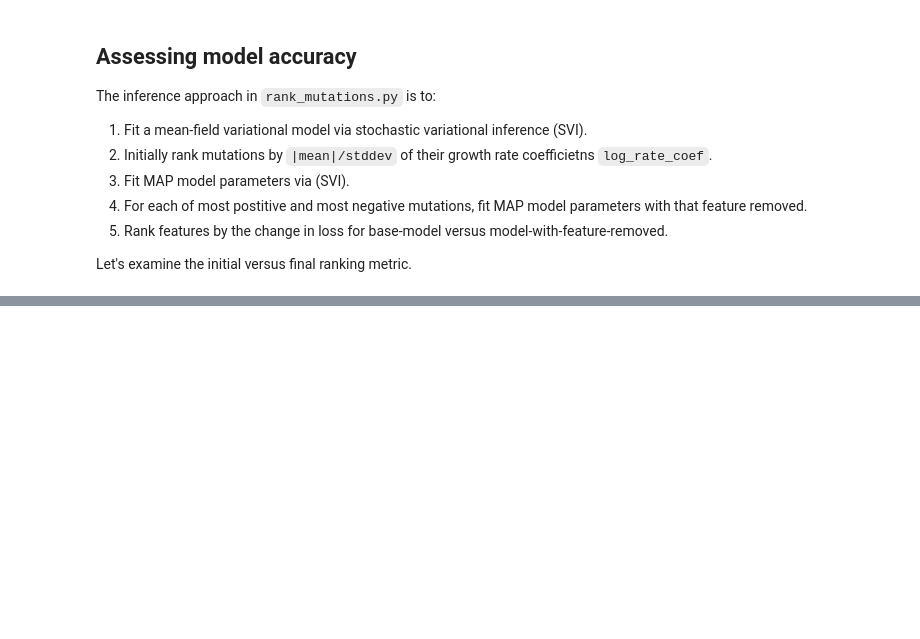
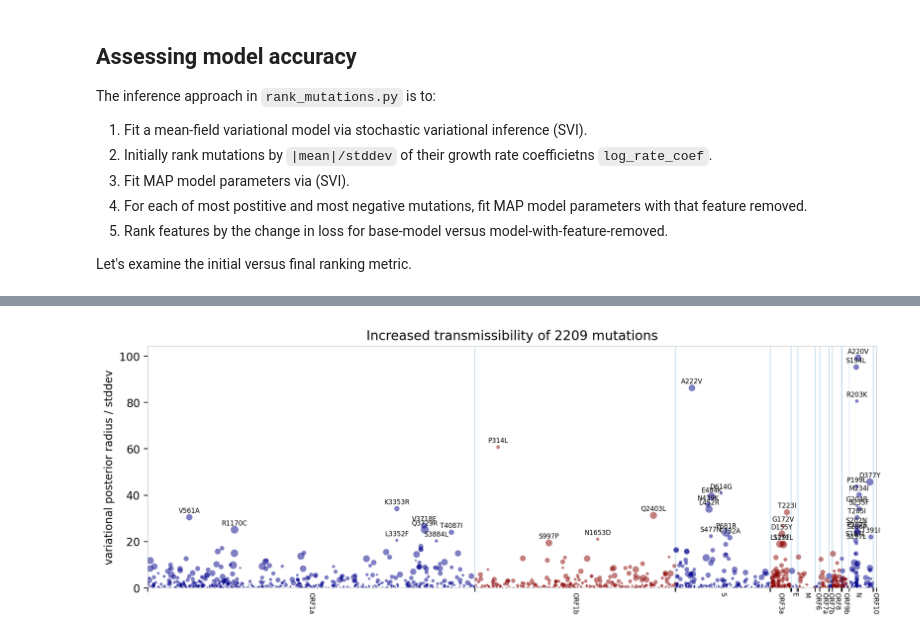
Before and after one commit to broadinstitute/pyro-cov, a Jupyter notebook: mutation_two_step_inference.ipynb, the cells around one changed output, grey strips where cells are left out. Saved outputs shown, nothing was run; the diff lists cells and outputs as text; code cells hidden in the pictures; blank space fills up the shorter version.

```diff
--- a/mutation_two_step_inference.ipynb
+++ b/mutation_two_step_inference.ipynb
@@ -77,0 +92,57 @@ plt.subplots_adjust(wspace=0, hspace=0)
+# %%
+from pyrocov.sarscov2 import GENE_TO_POSITION, aa_mutation_to_position
+
+def plot_manhattan(rankby, radius, top_k=40, in_gene=None):
+    y1 = rankby.max().item()
+    position = torch.tensor([aa_mutation_to_position(m) for m in mutations])
+    assert len(position) == len(radius)
+    gene_id = {gene_name: i for i, gene_name in enumerate(GENE_TO_POSITION)}
+    gene_ids = torch.tensor([gene_id[m.split(":")[0]] for m in mutations])
+    even = (gene_ids % 2 == 0) & (radius > 0)
+    odd = (gene_ids % 2 == 1) & (radius > 0)
+
+    plt.figure(figsize=(12, 4))
+    if in_gene is None:
+        plt.title(f"Increased transmissibility of {len(mutations)} mutations")
+    else:
+        start, end = GENE_TO_POSITION[in_gene]
+        num_mutations = sum(1 for p in position.tolist() if start <= p <= end)
+        plt.title(f"Increased transmissibility of {num_mutations} mutations in {in_gene} gene")
+    for mask, color in zip([even, odd], ["darkblue", "darkred"]):
+        plt.scatter(position[mask].numpy(), rankby[mask].numpy(), 10 * radius[mask].numpy(),
+                    color=color, alpha=0.5, lw=0)
+    for i in rankby.sort(0, descending=True).indices[:top_k].tolist():
+        x = float(position[i])
+        y = float(rankby[i])
+        gene, name = mutations[i].split(":")
+        if in_gene in (None, gene):
+            plt.text(x, y + y1/80, name, fontsize=6,
+                     verticalalignment="bottom", horizontalalignment="center")
+
+    if in_gene is None:
+        start_end = list(GENE_TO_POSITION.values())
+        plt.xlim(start_end[0][0], start_end[-1][-1])
+    else:
+        plt.xlim(*GENE_TO_POSITION[in_gene])
+    xticks = []
+    for i, (gene, (start, end)) in enumerate(GENE_TO_POSITION.items()):
+        if gene == "ORF14":
+            continue  # skip overlapping frame
+        if in_gene not in (None, gene):
+            continue
+        plt.axvline(start, lw=0.1)
+        plt.axvline(end, lw=0.1)
+        xticks.extend([start, end])
+        plt.text((start + end) / 2, -y1 / 50, gene, rotation=-90,
+                 fontsize=6, verticalalignment="top", horizontalalignment="center")
+    if in_gene is None:
+        plt.xticks(xticks, labels=())
+    plt.ylim(0, None)
+    ax = plt.gca()
+    for spine in ax.spines.values():
+        spine.set_linewidth(0.1)
+    plt.ylabel("variational posterior radius / stddev")
+
+plot_manhattan(sigma, mean)
+# %% [output]
+[figure, added]
```
Also changed, not shown: parts of 8 cells of this notebook, 1 other file.
